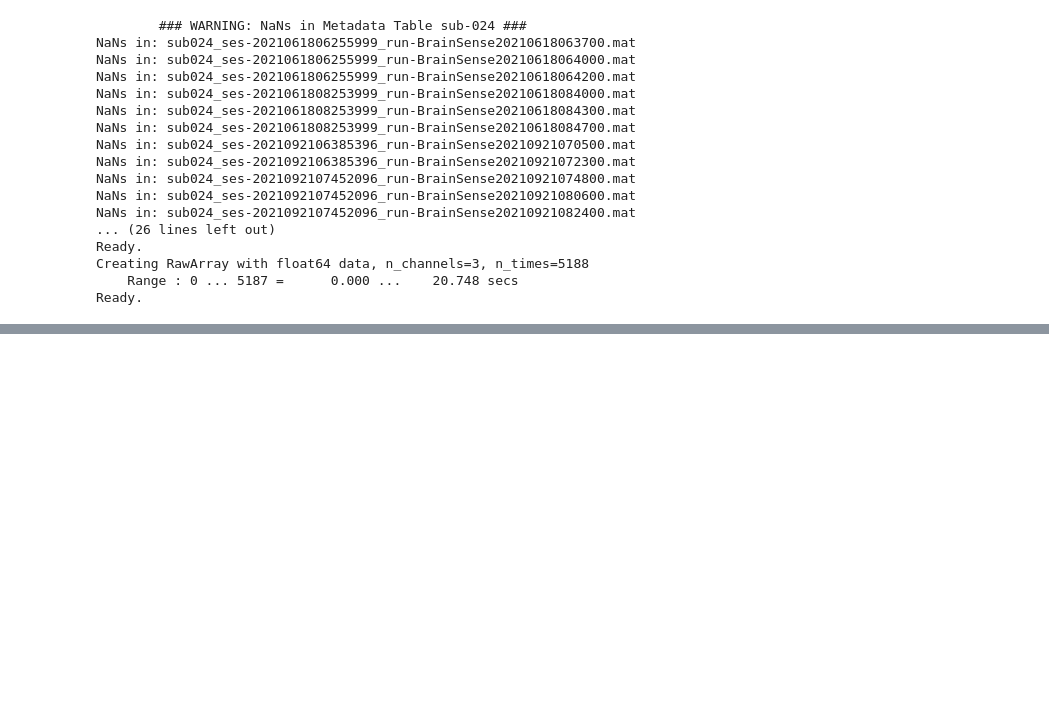
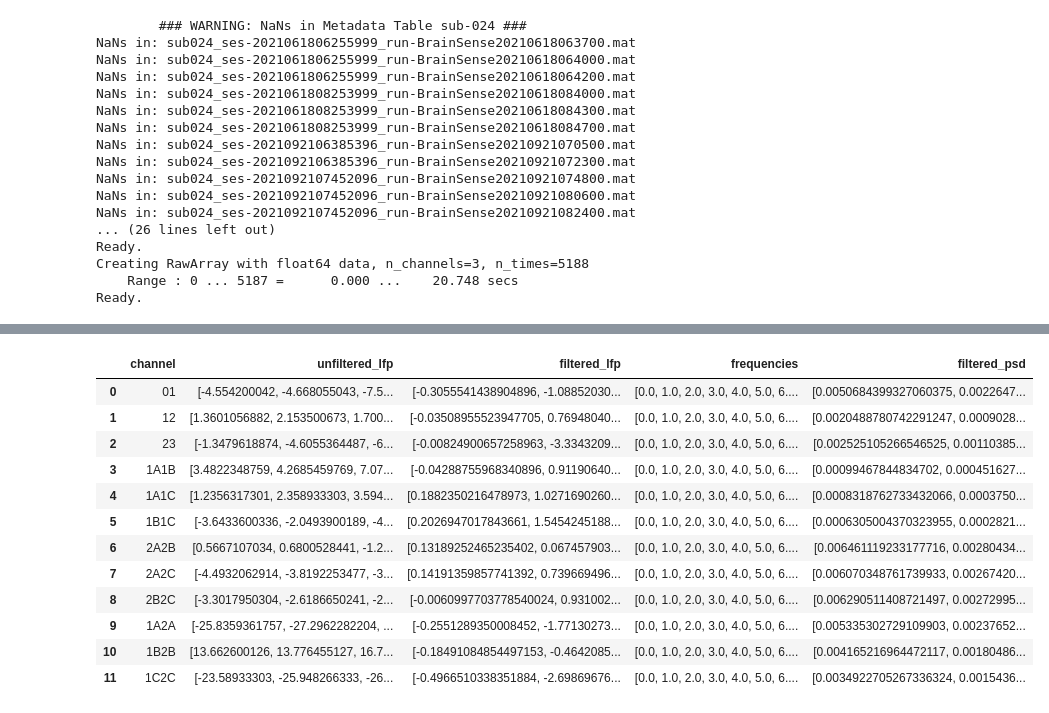
Before and after one commit to richardkoehler/Beta_profile, a Jupyter notebook: notebooks/beta_preprocessing.ipynb, the cells around one changed output, grey strips where cells are left out. Saved outputs shown, nothing was run; the diff lists cells and outputs as text; code cells hidden in the pictures; blank space fills up the shorter version.

```diff
--- a/notebooks/beta_preprocessing.ipynb
+++ b/notebooks/beta_preprocessing.ipynb
@@ -192,0 +243,17 @@ structured_signals
+# %%
+# LFP and PSD of channels
+beta_profile[1]
+# %% [output]
+|  | channel | unfiltered_lfp | filtered_lfp | frequencies | filtered_psd |
+| 0 | 01 | [-4.554200042, -4.668055043, -7.5... | [-0.3055541438904896, -1.08852030... | [0.0, 1.0, 2.0, 3.0, 4.0, 5.0, 6.... | [0.0050684399327060375, 0.0022647... |
+| 1 | 12 | [1.3601056882, 2.153500673, 1.700... | [-0.03508955523947705, 0.76948040... | [0.0, 1.0, 2.0, 3.0, 4.0, 5.0, 6.... | [0.0020488780742291247, 0.0009028... |
+| 2 | 23 | [-1.3479618874, -4.6055364487, -6... | [-0.00824900657258963, -3.3343209... | [0.0, 1.0, 2.0, 3.0, 4.0, 5.0, 6.... | [0.002525105266546525, 0.00110385... |
+| 3 | 1A1B | [3.4822348759, 4.2685459769, 7.07... | [-0.04288755968340896, 0.91190640... | [0.0, 1.0, 2.0, 3.0, 4.0, 5.0, 6.... | [0.00099467844834702, 0.000451627... |
+| 4 | 1A1C | [1.2356317301, 2.358933303, 3.594... | [0.1882350216478973, 1.0271690260... | [0.0, 1.0, 2.0, 3.0, 4.0, 5.0, 6.... | [0.0008318762733432066, 0.0003750... |
+| 5 | 1B1C | [-3.6433600336, -2.0493900189, -4... | [0.2026947017843661, 1.5454245188... | [0.0, 1.0, 2.0, 3.0, 4.0, 5.0, 6.... | [0.0006305004370323955, 0.0002821... |
+| 6 | 2A2B | [0.5667107034, 0.6800528441, -1.2... | [0.13189252465235402, 0.067457903... | [0.0, 1.0, 2.0, 3.0, 4.0, 5.0, 6.... | [0.006461119233177716, 0.00280434... |
+| 7 | 2A2C | [-4.4932062914, -3.8192253477, -3... | [0.14191359857741392, 0.739669496... | [0.0, 1.0, 2.0, 3.0, 4.0, 5.0, 6.... | [0.006070348761739933, 0.00267420... |
+| 8 | 2B2C | [-3.3017950304, -2.6186650241, -2... | [-0.0060997703778540024, 0.931002... | [0.0, 1.0, 2.0, 3.0, 4.0, 5.0, 6.... | [0.006290511408721497, 0.00272995... |
+| 9 | 1A2A | [-25.8359361757, -27.2962282204, ... | [-0.2551289350008452, -1.77130273... | [0.0, 1.0, 2.0, 3.0, 4.0, 5.0, 6.... | [0.005335302729109903, 0.00237652... |
+| 10 | 1B2B | [13.662600126, 13.776455127, 16.7... | [-0.18491084854497153, -0.4642085... | [0.0, 1.0, 2.0, 3.0, 4.0, 5.0, 6.... | [0.004165216964472117, 0.00180486... |
+| 11 | 1C2C | [-23.58933303, -25.948266333, -26... | [-0.4966510338351884, -2.69869676... | [0.0, 1.0, 2.0, 3.0, 4.0, 5.0, 6.... | [0.0034922705267336324, 0.0015436... |
```
Also changed, not shown: parts of 7 cells of this notebook, 5 other files.
